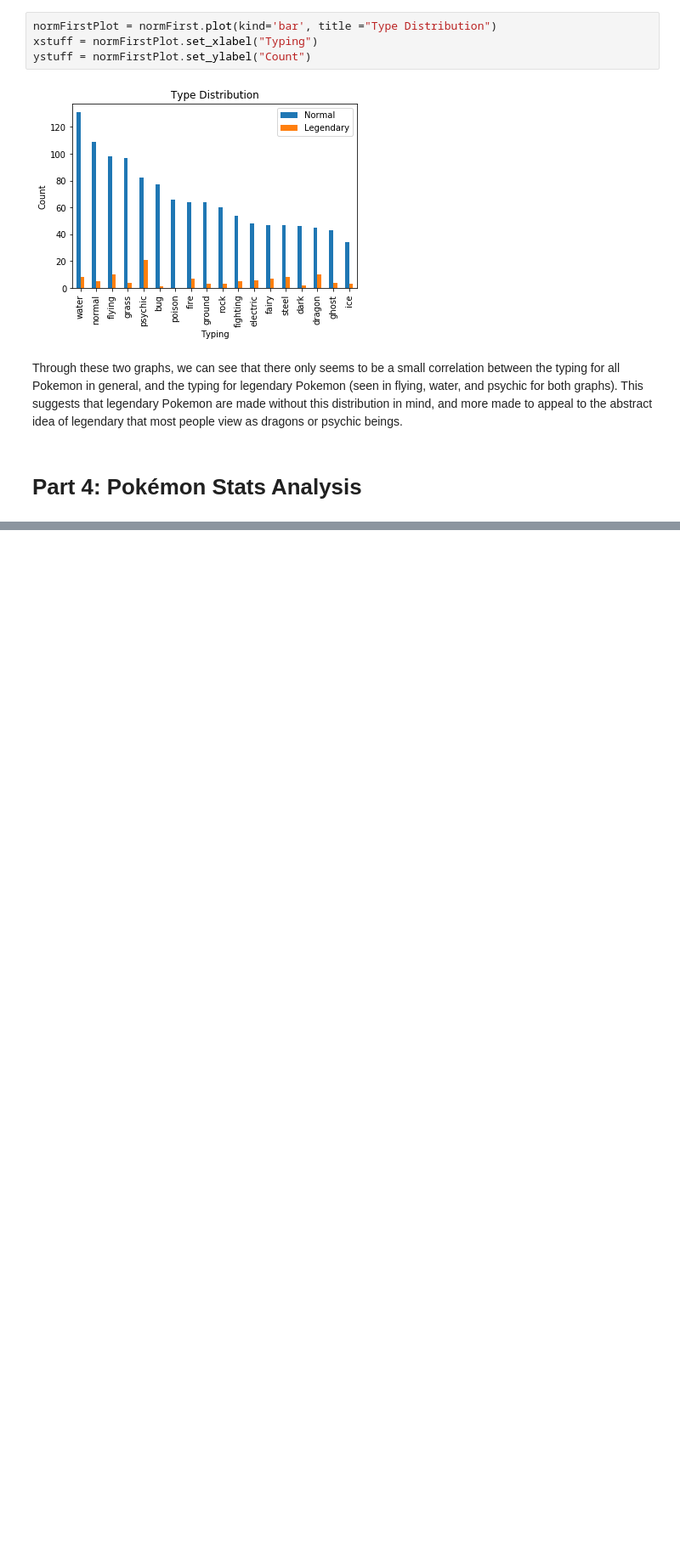
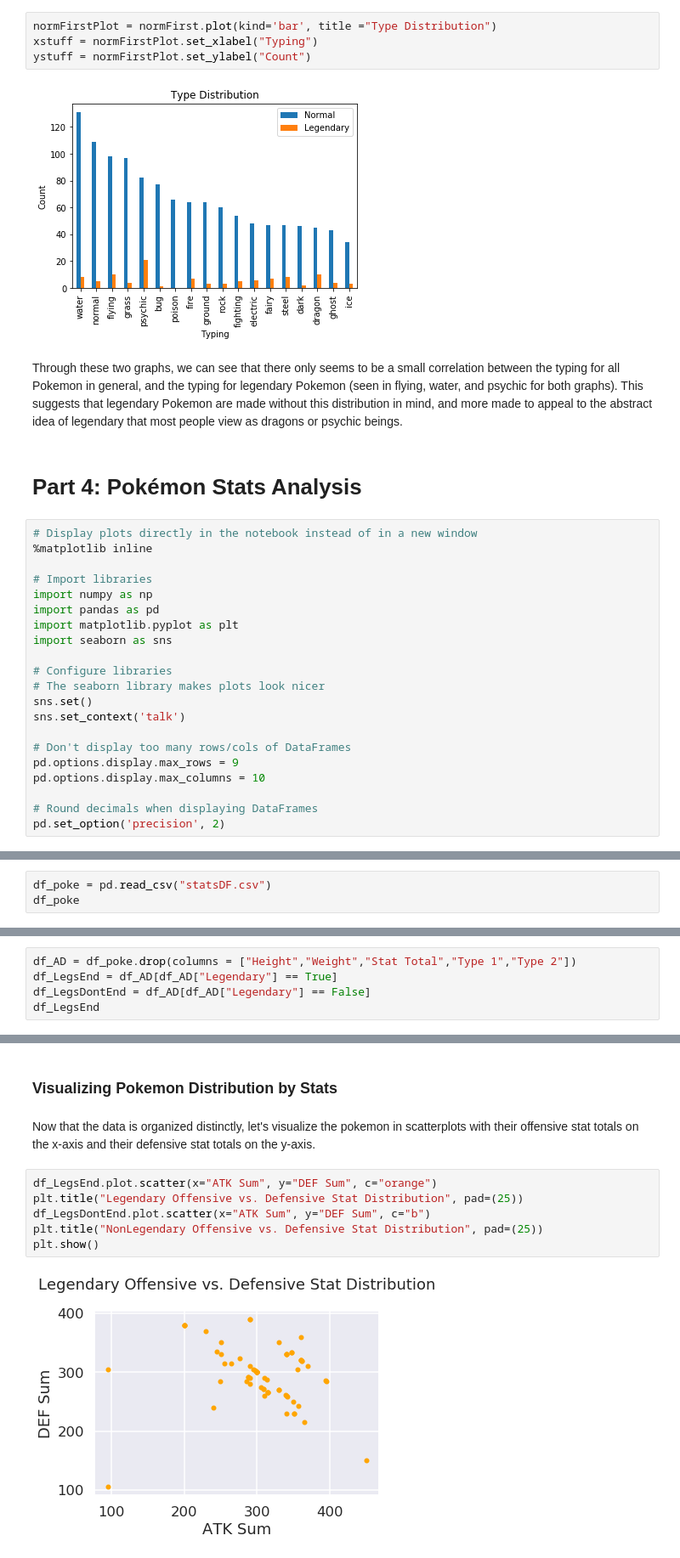
Before and after one commit to WhipeeDip/COGS108-Project, a Jupyter notebook: FinalProject.ipynb, the cells around one changed output, grey strips where cells are left out. Shown at 85% size. Saved outputs shown, nothing was run; the diff lists cells and outputs as text; blank space fills up the shorter version.

Commit message:
Stats

```diff
--- a/FinalProject.ipynb
+++ b/FinalProject.ipynb
@@ -657,3 +657,24 @@ ystuff = normFirstPlot.set_ylabel("Count")
 Through these two graphs, we can see that there only seems to be a small correlation between the typing for all Pokemon in general, and the typing for legendary Pokemon (seen in flying, water, and psychic for both graphs). This suggests that legendary Pokemon are made without this distribution in mind, and more made to appeal to the abstract idea of legendary that most people view as dragons or psychic beings.
 # %% [markdown]
 # Part 4: Pokémon Stats Analysis
+# %%
+# Display plots directly in the notebook instead of in a new window
+%matplotlib inline
+
+# Import libraries
+import numpy as np
+import pandas as pd
+import matplotlib.pyplot as plt
+import seaborn as sns
+
+# Configure libraries
+# The seaborn library makes plots look nicer
+sns.set()
+sns.set_context('talk')
+
+# Don't display too many rows/cols of DataFrames
+pd.options.display.max_rows = 9
+pd.options.display.max_columns = 10
+
+# Round decimals when displaying DataFrames
+pd.set_option('precision', 2)
@@ -659,0 +683,3 @@ Through these two graphs, we can see that there only seems to be a small correla
+# %%
+df_poke = pd.read_csv("statsDF.csv")
+df_poke
@@ -659,0 +700,5 @@ Through these two graphs, we can see that there only seems to be a small correla
+# %%
+df_AD = df_poke.drop(columns = ["Height","Weight","Stat Total","Type 1","Type 2"])
+df_LegsEnd = df_AD[df_AD["Legendary"] == True]
+df_LegsDontEnd = df_AD[df_AD["Legendary"] == False]
+df_LegsEnd
@@ -659,0 +717,12 @@ Through these two graphs, we can see that there only seems to be a small correla
+# %% [markdown]
+### Visualizing Pokemon Distribution by Stats
+# %% [markdown]
+Now that the data is organized distinctly, let's visualize the pokemon in scatterplots with their offensive stat totals on the x-axis and their defensive stat totals on the y-axis.
+# %%
+df_LegsEnd.plot.scatter(x="ATK Sum", y="DEF Sum", c="orange")
+plt.title("Legendary Offensive vs. Defensive Stat Distribution", pad=(25))
+df_LegsDontEnd.plot.scatter(x="ATK Sum", y="DEF Sum", c="b")
+plt.title("NonLegendary Offensive vs. Defensive Stat Distribution", pad=(25))
+plt.show()
+# %% [output]
+[figure, added]
```
Also changed, not shown: parts of 25 cells of this notebook.
